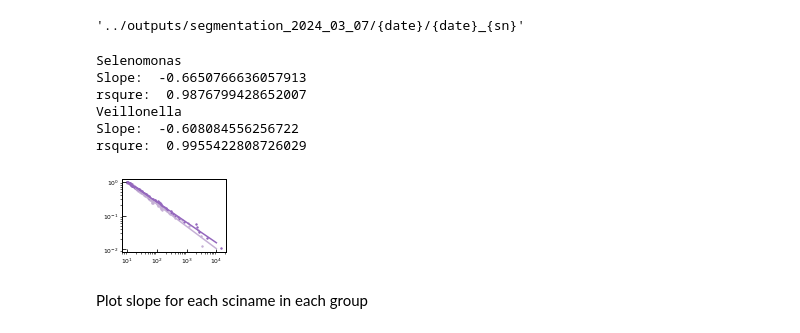
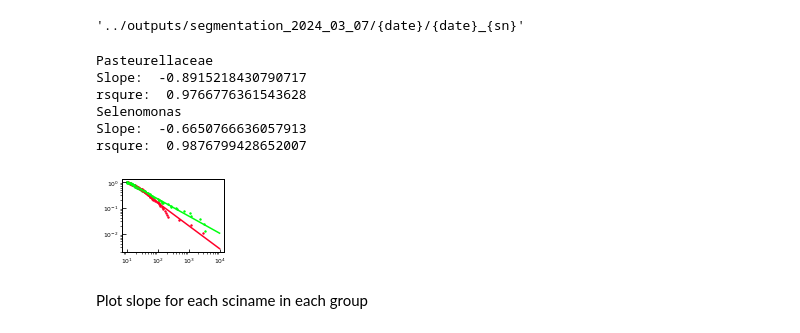
Before and after one commit to benjamingrodner/peri_implantitis_HiPRFISH_analysis, a Jupyter notebook: nb_spatial_stats.ipynb, the cells around one changed output. Drawn from its saved outputs; the diff is of its cells as text; code cells hidden in the pictures.

```diff
--- a/nb_spatial_stats.ipynb
+++ b/nb_spatial_stats.ipynb
@@ -56,3 +60,9 @@ os.chdir(cluster + workdir)
 os.getcwd()
 # %% [output]
 '/local/workdir/bmg224/harvard_dental/manuscript/code'
+# %%
+i = 1
+while i:
+    print(i, end='\r')
+    sleep(2)
+    i+=1
@@ -1032,10 +1309,16 @@ dict_group_sn = {
 #     ],
 # }
 # %%
-dict_sn_group = {}
-for k, vs in dict_group_sn.items():
-    for v in vs:
-        dict_sn_group[v] = k
+# dict_sn_group = {}
+# for k, vs in dict_group_sn.items():
+#     for v in vs:
+#         dict_sn_group[v] = k
+# %%
+dict_sn_group = {}
+for k, dps in dict_group_pat_sn.items():
+    for p, sns in dps.items():
+        for v in sns:
+            dict_sn_group[v] = k
 # %%
 a = np.array([1,1,1,2,2,3,3,3,3])
 _, counts = np.unique(a, return_counts=True)
@@ -1617,7 +1900,7 @@ out_dir
 # %% [output]
 '../outputs/segmentation_2024_03_07/{date}/{date}_{sn}'
 # %%
-scns = ['Selenomonas','Veillonella']
+scns = ['Pasteurellaceae','Selenomonas']
 date = "2023_02_08"
 sn = "hsdm_group_1_sample_12_fov_01"
 key = date + "_" + sn
@@ -1643,37 +1926,37 @@ for i, scn in enumerate(scns):
     # PLot slope
     x = [2e1, 1e4]
     y = math.exp(intercept) * x**slope
     ax.plot(x, y, color=color)
     x = 3e2
     y = (math.exp(intercept) * x**slope)
     print(scn)
     print('Slope: ',slope)
     print('rsqure: ',r_value**2)
     # if i == 1:
     #     ax.text(x, y, scn + ":\nSlope = " + str(round(slope, 2)) + ", R^2 = " + str(round(r_value**2, 3)), color=color, ha="left", va="bottom", fontsize=ft)
     # else:
     #     ax.text(x, y, scn + ":\nSlope = " + str(round(slope, 2)) + ", R^2 = " + str(round(r_value**2, 3)), color=color, ha="right", va="top", fontsize=ft)
 
 
 ax.set_yscale("log")
 ax.set_xscale("log")
 # _ = ax.set_xlabel("log(number of cells)")
 # _ = ax.set_ylabel("log(Pr(ncells > x))")
 
 spatial_dir = out_dir + '/spatial_statistics'
 cl_size_dir = spatial_dir + '/cluster_size'
 cluster_slope_fmt = cl_size_dir + '/plots/{date}_{sn}_scinames_{scn0}_{scn1}_power_law_plot.pdf'
 out_fn = cluster_slope_fmt.format(date=date, sn=sn, scn0=scns[0], scn1=scns[1])
 ip.check_dir(out_fn)
 ip.save_fig(out_fn)
 # %% [output]
+Pasteurellaceae
+Slope:  -0.8915218430790717
+rsqure:  0.9766776361543628
 Selenomonas
 Slope:  -0.6650766636057913
 rsqure:  0.9876799428652007
-Veillonella
-Slope:  -0.608084556256722
-rsqure:  0.9955422808726029
-[figure, old version]
+[figure, new version]
 # %% [markdown]
 Plot slope for each sciname in each group
 # %%
```
Also changed, not shown: parts of 85 cells of this notebook, 26 other files.
